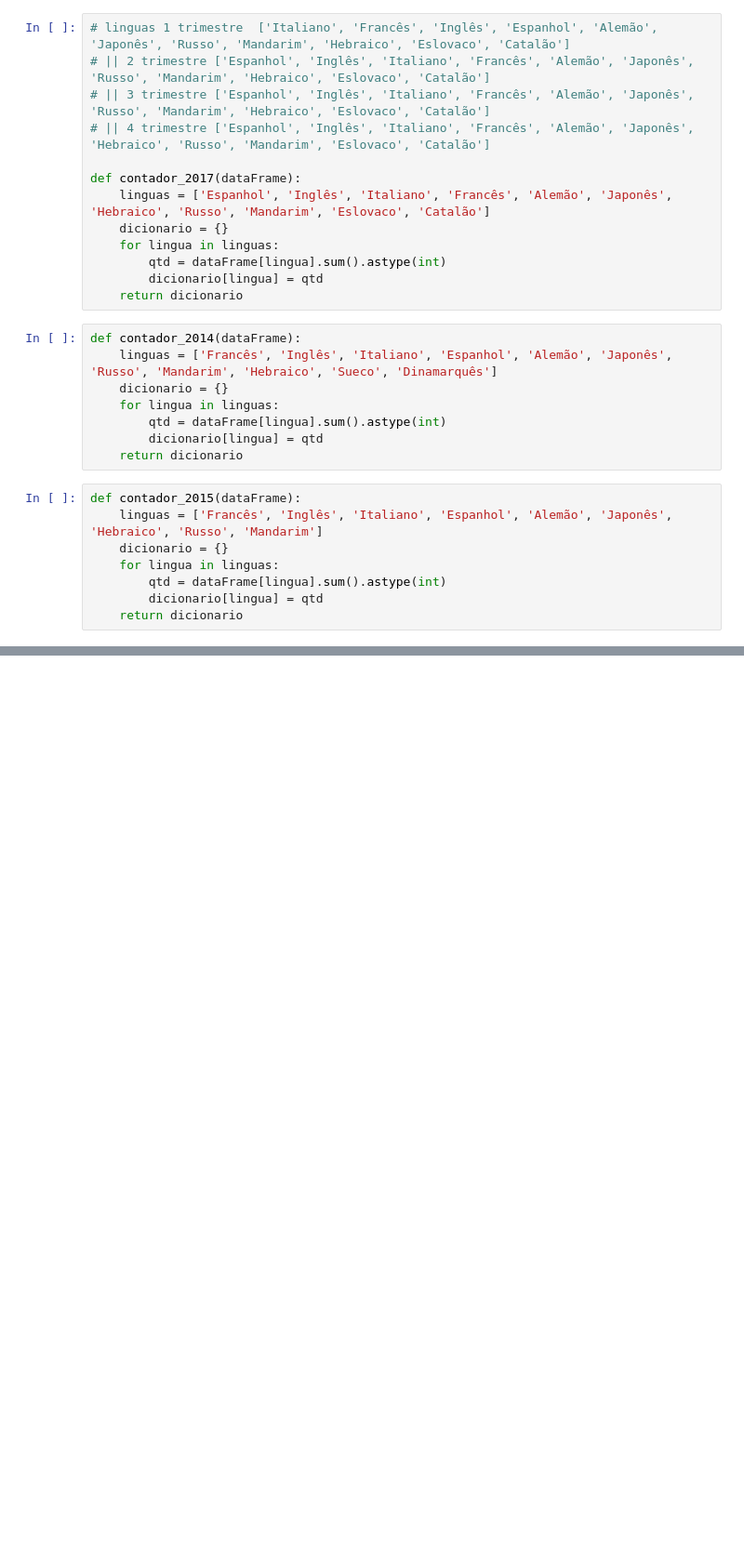
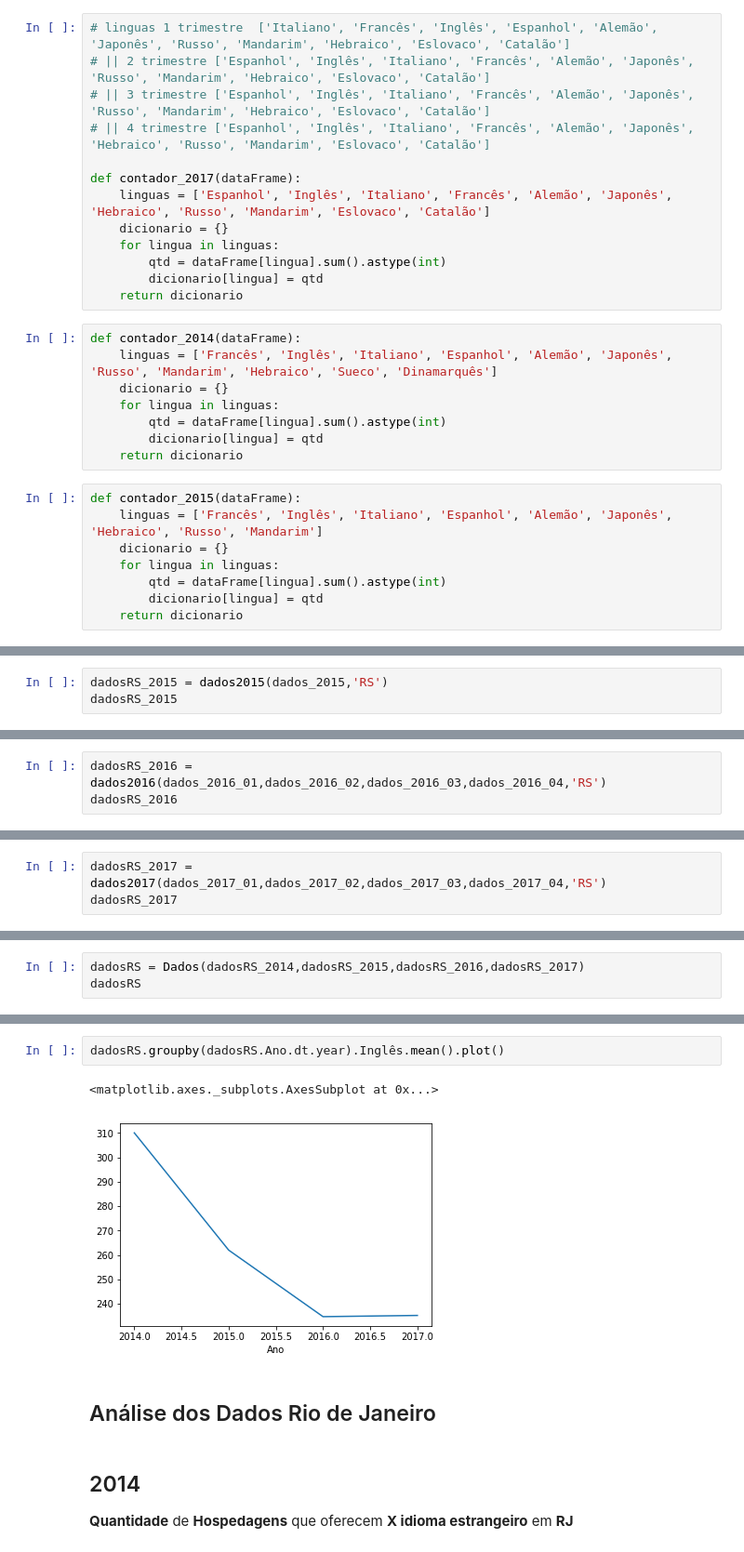
Before and after one commit to if1015-datascience-ufpe/2018-2-projeto-agua-de-coco, a Jupyter notebook: Análise Hospedagens.ipynb, the cells around one changed output, grey strips where cells are left out. Shown at 93% size. Drawn from its saved outputs; the diff is of its cells as text; blank space fills up the shorter version.

Commit message:
Análise de hospedagens por Estado
analisando  o fluxo da quantidade de hospedagens que oferecem o idioma inglês nos estados RS, RJ , SP e PR

```diff
--- a/Análise Hospedagens.ipynb
+++ b/Análise Hospedagens.ipynb
@@ -549,0 +474,3 @@ dadosPE
+# %%
+dadosRS_2015 = dados2015(dados_2015,'RS')
+dadosRS_2015
@@ -549,0 +483,3 @@ dadosPE
+# %%
+dadosRS_2016 = dados2016(dados_2016_01,dados_2016_02,dados_2016_03,dados_2016_04,'RS')
+dadosRS_2016
@@ -549,0 +492,3 @@ dadosPE
+# %%
+dadosRS_2017 = dados2017(dados_2017_01,dados_2017_02,dados_2017_03,dados_2017_04,'RS')
+dadosRS_2017
@@ -549,0 +500,3 @@ dadosPE
+# %%
+dadosRS = Dados(dadosRS_2014,dadosRS_2015,dadosRS_2016,dadosRS_2017)
+dadosRS
@@ -549,0 +516,10 @@ dadosPE
+# %%
+dadosRS.groupby(dadosRS.Ano.dt.year).Inglês.mean().plot()
+# %% [output]
+<matplotlib.axes._subplots.AxesSubplot at 0x...>
+[figure, added]
+# %% [markdown]
+## Análise dos Dados Rio de Janeiro
+# %% [markdown]
+## 2014
+<p><strong>Quantidade</strong> de <strong>Hospedagens</strong> que oferecem <strong>X idioma estrangeiro</strong> em <strong>RJ</strong></p>
```
Also changed, not shown: parts of 73 cells of this notebook, 1 other file.
